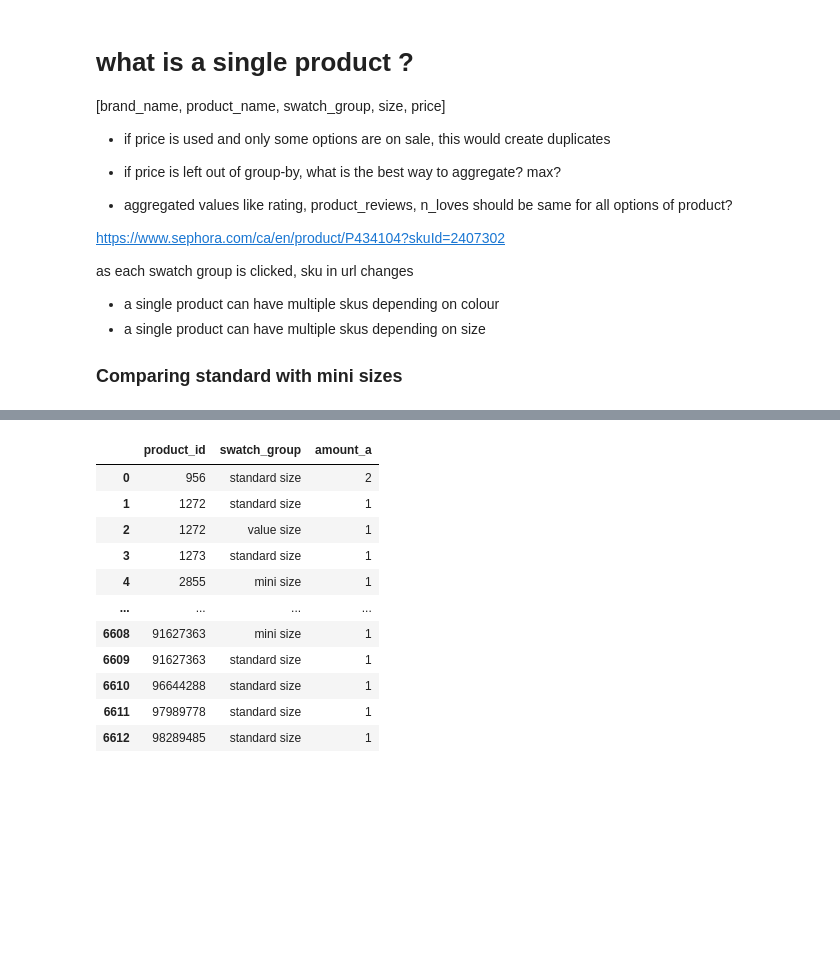
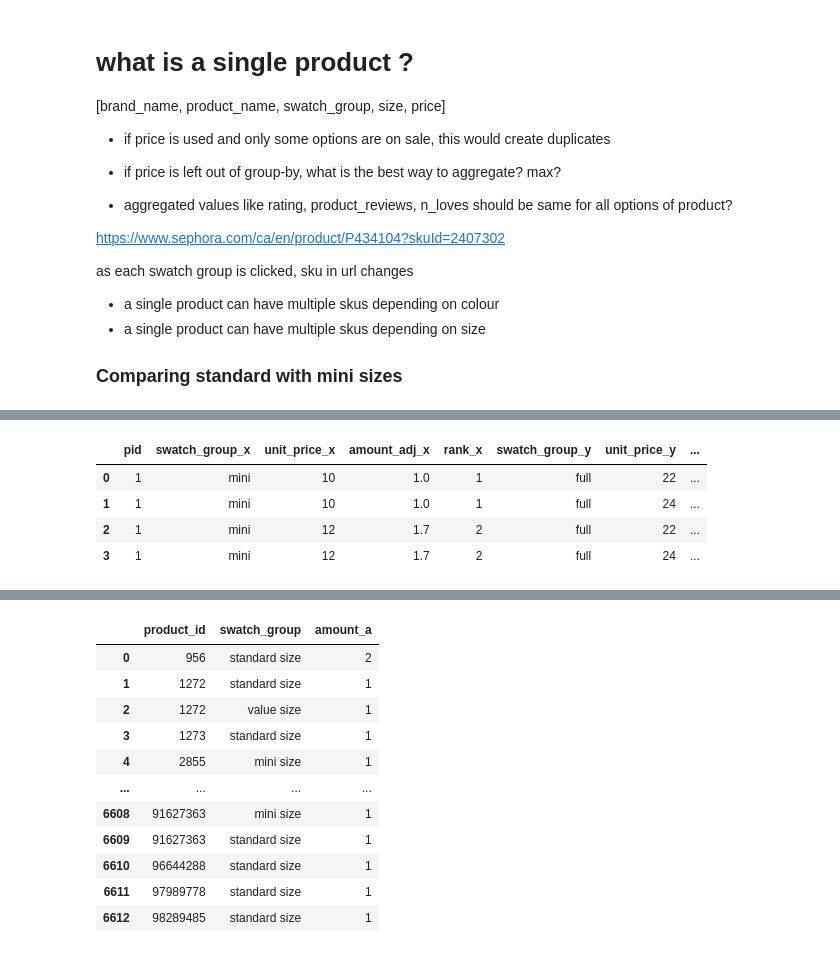
Before and after one commit to leblanchannah/value-cluster, a Jupyter notebook: product_EDA.ipynb, the cells around one changed output, grey strips where cells are left out. Saved outputs shown, nothing was run; the diff lists cells and outputs as text; code cells hidden in the pictures; blank space fills up the shorter version.

```diff
--- a/product_EDA.ipynb
+++ b/product_EDA.ipynb
@@ -156,13 +187,20 @@ df.sort_values(by='ranked_unit_price_ratio', ascending=True).head(5)
 # %%
 # testing outer join to compare all size options for a product
 test = pd.DataFrame({
     'pid':[1,1,1,1],
     'swatch_group':['mini','mini','full','full'],
     'unit_price':[10,12,22,24],
     'amount_adj':[1,1.7,3,3.5],
     'rank':[1,2,3,4]
 })
-test = test.merge(test, on='pid')
+test = test[test['swatch_group']=='mini'].merge(test[test['swatch_group']=='full'], on='pid')
 test = test[test['amount_adj_x']<test['amount_adj_y']]
 test['x_y_ratio'] = test['unit_price_x'] / test['unit_price_y']
 # but what if the input is dg light blue
+display(test)
+# %% [output]
+|  | pid | swatch_group_x | unit_price_x | amount_adj_x | rank_x | swatch_group_y | unit_price_y | ... |
+| 0 | 1 | mini | 10 | 1.0 | 1 | full | 22 | ... |
+| 1 | 1 | mini | 10 | 1.0 | 1 | full | 24 | ... |
+| 2 | 1 | mini | 12 | 1.7 | 2 | full | 22 | ... |
+| 3 | 1 | mini | 12 | 1.7 | 2 | full | 24 | ... |
```
Also changed, not shown: parts of 8 cells of this notebook.
